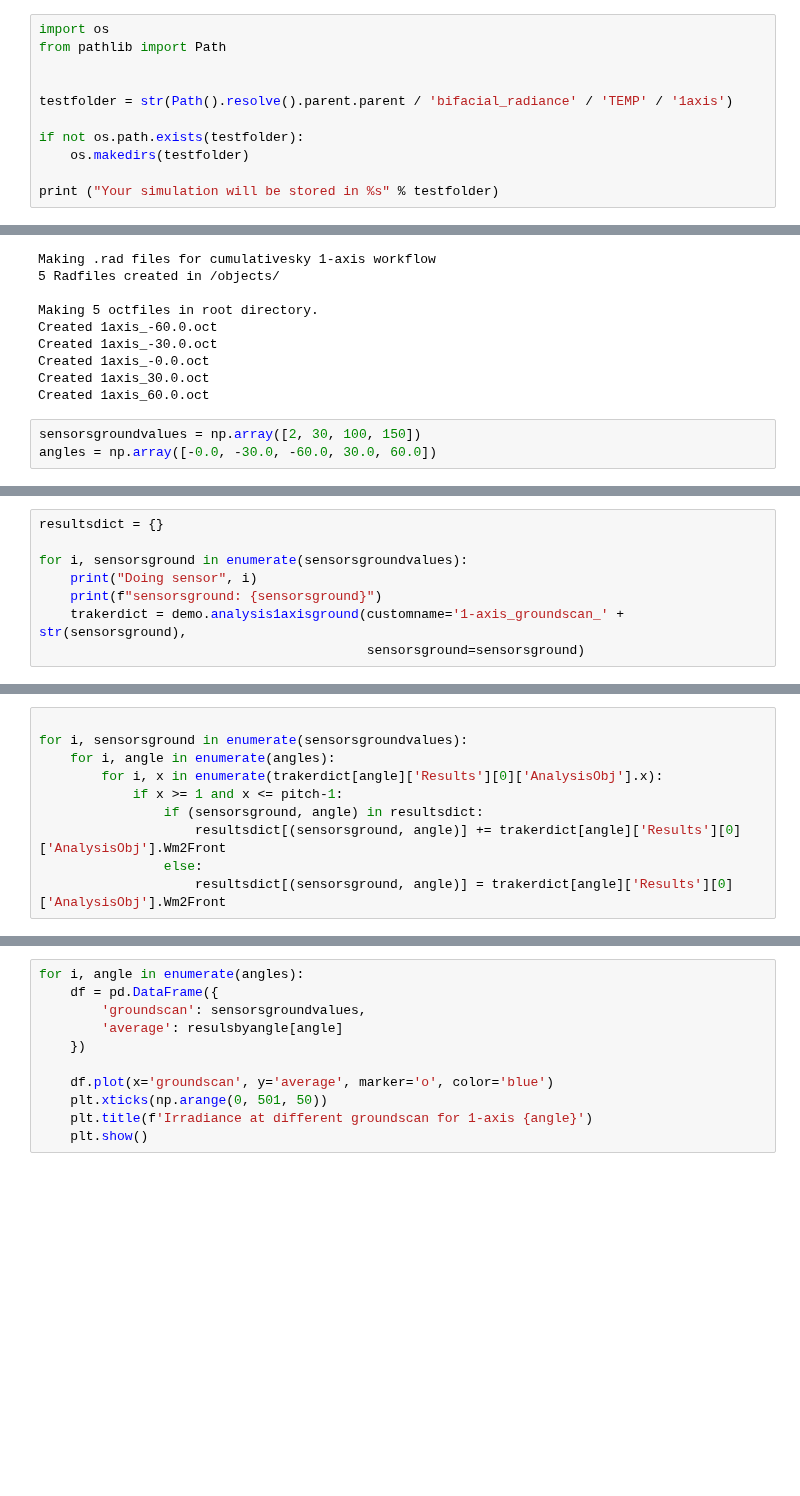
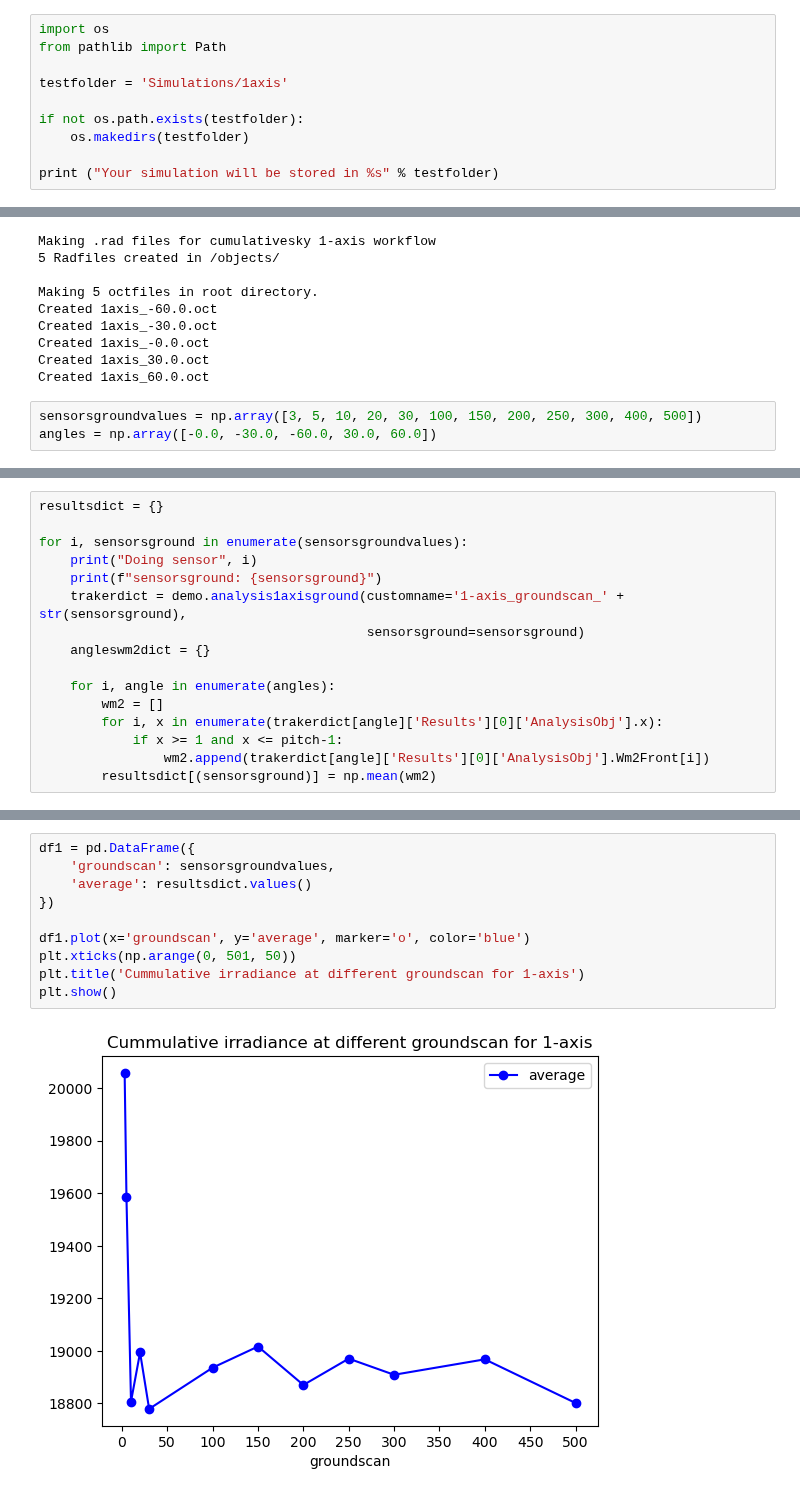
Before and after one commit to NREL/bifacial_radiance, a Jupyter notebook: docs/development/1axis-test-180.ipynb, the cells around one changed output, grey strips where cells are left out. Saved outputs shown, nothing was run; the diff lists cells and outputs as text; blank space fills up the shorter version.

```diff
--- a/docs/development/1axis-test-180.ipynb
+++ b/docs/development/1axis-test-180.ipynb
@@ -2,8 +2,7 @@
 import os
 from pathlib import Path
 
-
-testfolder = str(Path().resolve().parent.parent / 'bifacial_radiance' / 'TEMP' / '1axis')
+testfolder = 'Simulations/1axis'
 
 if not os.path.exists(testfolder):
     os.makedirs(testfolder)
@@ -148,7 +147,7 @@ Created 1axis_-0.0.oct
 Created 1axis_30.0.oct
 Created 1axis_60.0.oct
 # %%
-sensorsgroundvalues = np.array([2, 30, 100, 150])
+sensorsgroundvalues = np.array([3, 5, 10, 20, 30, 100, 150, 200, 250, 300, 400, 500])
 angles = np.array([-0.0, -30.0, -60.0, 30.0, 60.0])
 # %%
 trakerdict = demo.analysis1axis(sensorsy=4)
@@ -181,3 +180,11 @@ for i, sensorsground in enumerate(sensorsgroundvalues):
     print(f"sensorsground: {sensorsground}")
     trakerdict = demo.analysis1axisground(customname='1-axis_groundscan_' + str(sensorsground),
                                           sensorsground=sensorsground)
+    angleswm2dict = {}
+
+    for i, angle in enumerate(angles):
+        wm2 = []
+        for i, x in enumerate(trakerdict[angle]['Results'][0]['AnalysisObj'].x):
+            if x >= 1 and x <= pitch-1:
+                wm2.append(trakerdict[angle]['Results'][0]['AnalysisObj'].Wm2Front[i])
+        resultsdict[(sensorsground)] = np.mean(wm2)
@@ -184,12 +209,2 @@ for i, sensorsground in enumerate(sensorsgroundvalues):
-# %%
-
-for i, sensorsground in enumerate(sensorsgroundvalues):
-    for i, angle in enumerate(angles):
-        for i, x in enumerate(trakerdict[angle]['Results'][0]['AnalysisObj'].x):
-            if x >= 1 and x <= pitch-1:
-                if (sensorsground, angle) in resultsdict:
-                    resultsdict[(sensorsground, angle)] += trakerdict[angle]['Results'][0]['AnalysisObj'].Wm2Front
-                else:
-                    resultsdict[(sensorsground, angle)] = trakerdict[angle]['Results'][0]['AnalysisObj'].Wm2Front
 # %%
 trakerdict
@@ -210,11 +244,12 @@ resulsbyangle
 # %%
-for i, angle in enumerate(angles):
-    df = pd.DataFrame({
-        'groundscan': sensorsgroundvalues,
-        'average': resulsbyangle[angle]
-    })
+df1 = pd.DataFrame({
+    'groundscan': sensorsgroundvalues,
+    'average': resultsdict.values()
+})
 
-    df.plot(x='groundscan', y='average', marker='o', color='blue')
-    plt.xticks(np.arange(0, 501, 50))
-    plt.title(f'Irradiance at different groundscan for 1-axis {angle}')
-    plt.show()
+df1.plot(x='groundscan', y='average', marker='o', color='blue')
+plt.xticks(np.arange(0, 501, 50))
+plt.title('Cummulative irradiance at different groundscan for 1-axis')
+plt.show()
+# %% [output]
+[figure, added]
```
Also changed, not shown: parts of 16 cells of this notebook, 17 other files.
